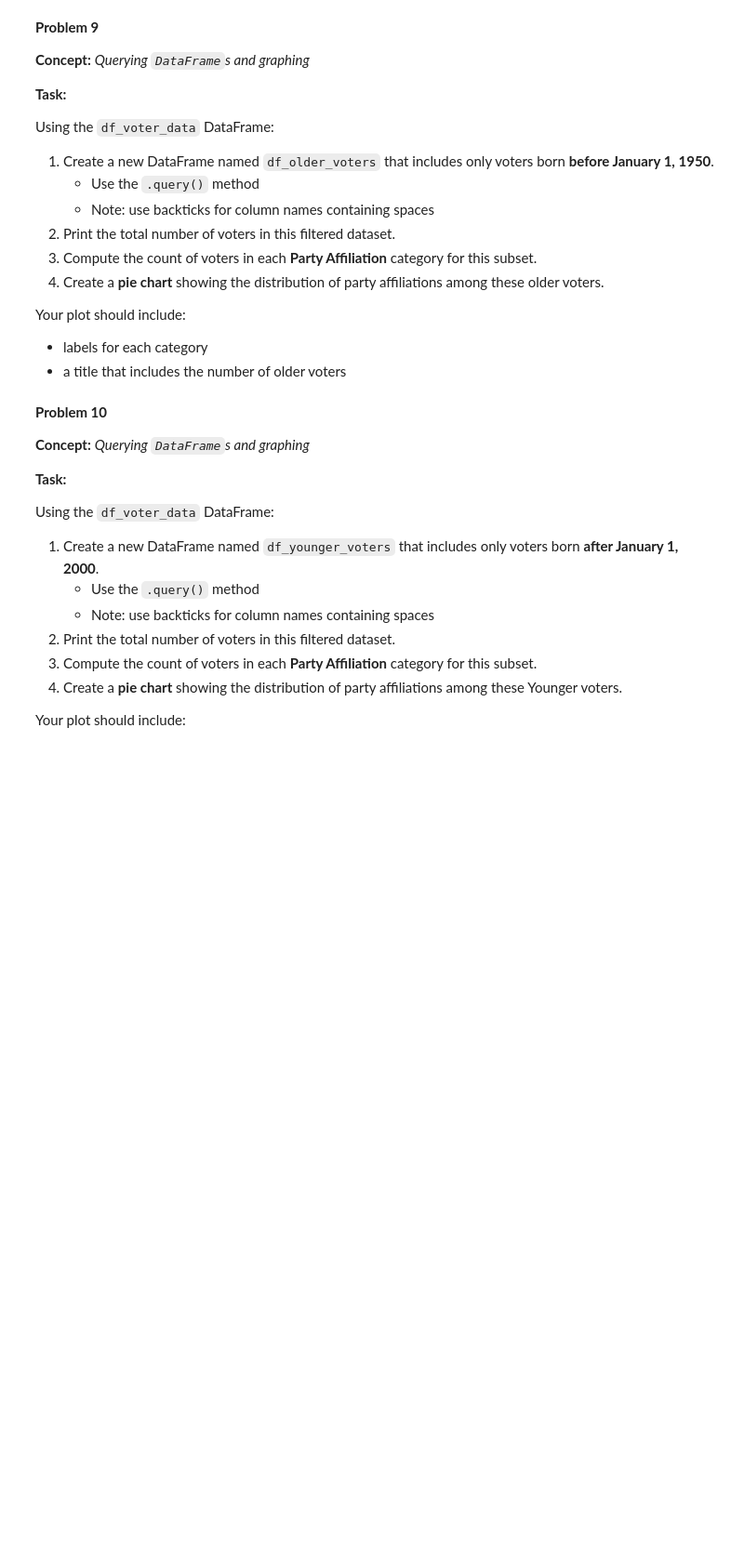
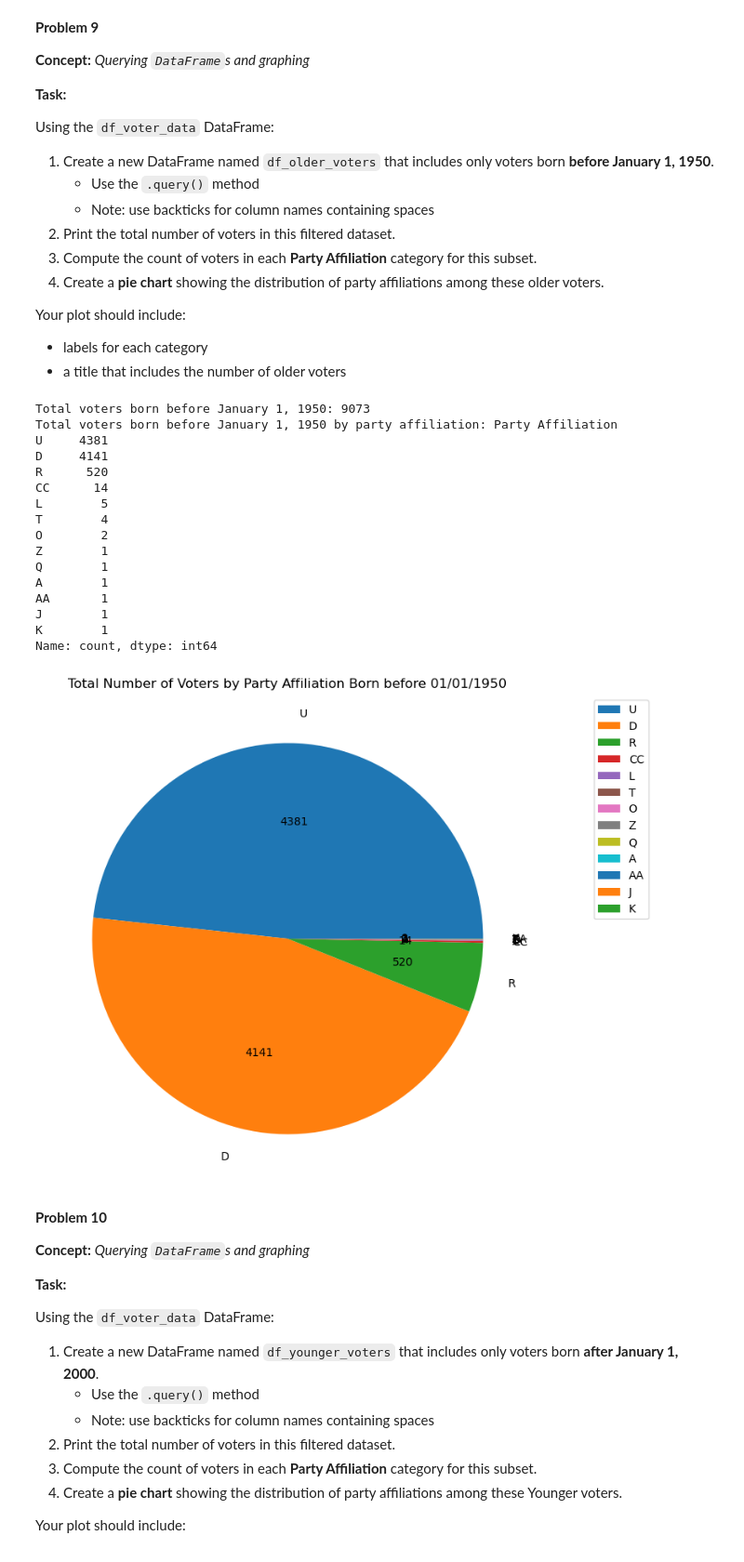
Before and after one commit to keshleem/dx602-homework-11, a Jupyter notebook: homework.ipynb, the cells around one changed output. Shown at 93% size. Saved outputs shown, nothing was run; the diff lists cells and outputs as text; code cells hidden in the pictures; blank space fills up the shorter version.

```diff
--- a/homework.ipynb
+++ b/homework.ipynb
@@ -402,3 +481,51 @@ Your plot should include:
+# %%
+# using query, getting only voters born before 1950, then getting total voters
+df_older_voters = df_voter_data.query("`Date of Birth` < '1950-01-01'")
+total_voters = len(df_older_voters)
+print(f"Total voters born before January 1, 1950: {total_voters}")
+
+# getting the number of voters by party affiliation born before 1950
+party_voters_1950 = df_older_voters["Party Affiliation"].value_counts()
+print(f"Total voters born before January 1, 1950 by party affiliation: {party_voters_1950}")
+
+# resizing the pie chart
+plt.figure(figsize=(8,8))
+
+# pie chart
+# can't fix the overlapping
+plt.pie(
+  party_voters_1950,
+  labels=party_voters_1950.index,
+   autopct=lambda p: int(p * sum(party_voters_1950) / 100),
+  labeldistance=1.15,
+  textprops={"fontsize": 10}
+  )
+
+# added legend
+plt.legend(loc="upper right",
+           bbox_to_anchor=(1.25, 1))
+
+# title
+plt.title("Total Number of Voters by Party Affiliation Born before 01/01/1950")
+plt.show()
+# %% [output]
+Total voters born before January 1, 1950: 9073
+Total voters born before January 1, 1950 by party affiliation: Party Affiliation
+U     4381
+D     4141
+R      520
+CC      14
+L        5
+T        4
+O        2
+Z        1
+Q        1
+A        1
+AA       1
+J        1
+K        1
+Name: count, dtype: int64
+[figure, added]
 # %% [markdown]
 **Problem 10**
 
```
Also changed, not shown: parts of 9 cells of this notebook.
